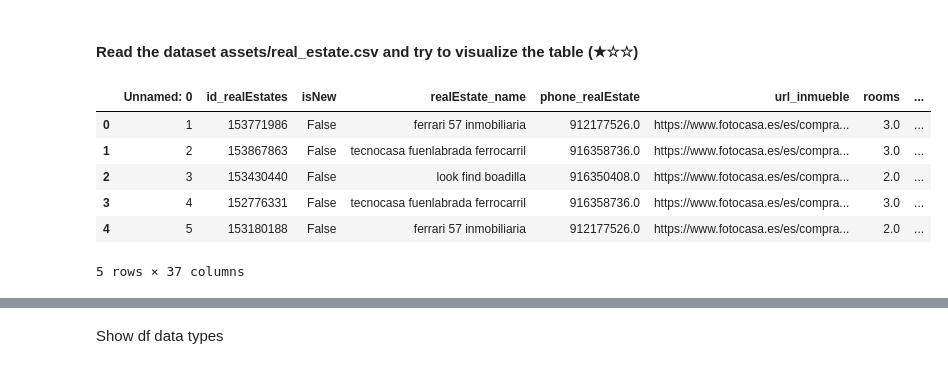
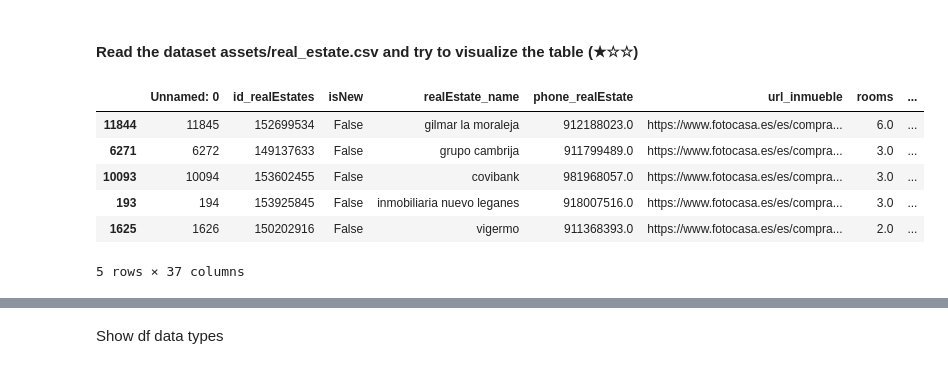
Before and after one commit to martina-nu/4geeks-prework-finalprojectv2, a Jupyter notebook: project.ipynb, the cells around one changed output, grey strips where cells are left out. Cells and saved outputs as stored; diff of their text form; code cells hidden in the pictures.

```diff
--- a/project.ipynb
+++ b/project.ipynb
@@ -16,12 +16,12 @@ import matplotlib.pyplot as plt
 #### Read the dataset assets/real_estate.csv and try to visualize the table (★☆☆)
 # %%
 df = pd.read_csv('assets/real_estate.csv', sep=';')
-df.head()
+df.sample(5)
 # %% [output]
 |  | Unnamed: 0 | id_realEstates | isNew | realEstate_name | phone_realEstate | url_inmueble | rooms | ... |
-| 0 | 1 | 153771986 | False | ferrari 57 inmobiliaria | 912177526.0 | https://www.fotocasa.es/es/compra... | 3.0 | ... |
-| 1 | 2 | 153867863 | False | tecnocasa fuenlabrada ferrocarril | 916358736.0 | https://www.fotocasa.es/es/compra... | 3.0 | ... |
-| 2 | 3 | 153430440 | False | look find boadilla | 916350408.0 | https://www.fotocasa.es/es/compra... | 2.0 | ... |
-| 3 | 4 | 152776331 | False | tecnocasa fuenlabrada ferrocarril | 916358736.0 | https://www.fotocasa.es/es/compra... | 3.0 | ... |
-| 4 | 5 | 153180188 | False | ferrari 57 inmobiliaria | 912177526.0 | https://www.fotocasa.es/es/compra... | 2.0 | ... |
+| 11844 | 11845 | 152699534 | False | gilmar la moraleja | 912188023.0 | https://www.fotocasa.es/es/compra... | 6.0 | ... |
+| 6271 | 6272 | 149137633 | False | grupo cambrija | 911799489.0 | https://www.fotocasa.es/es/compra... | 3.0 | ... |
+| 10093 | 10094 | 153602455 | False | covibank | 981968057.0 | https://www.fotocasa.es/es/compra... | 3.0 | ... |
+| 193 | 194 | 153925845 | False | inmobiliaria nuevo leganes | 918007516.0 | https://www.fotocasa.es/es/compra... | 3.0 | ... |
+| 1625 | 1626 | 150202916 | False | vigermo | 911368393.0 | https://www.fotocasa.es/es/compra... | 2.0 | ... |
 5 rows × 37 columns
```
Also changed, not shown: parts of 17 cells of this notebook.
